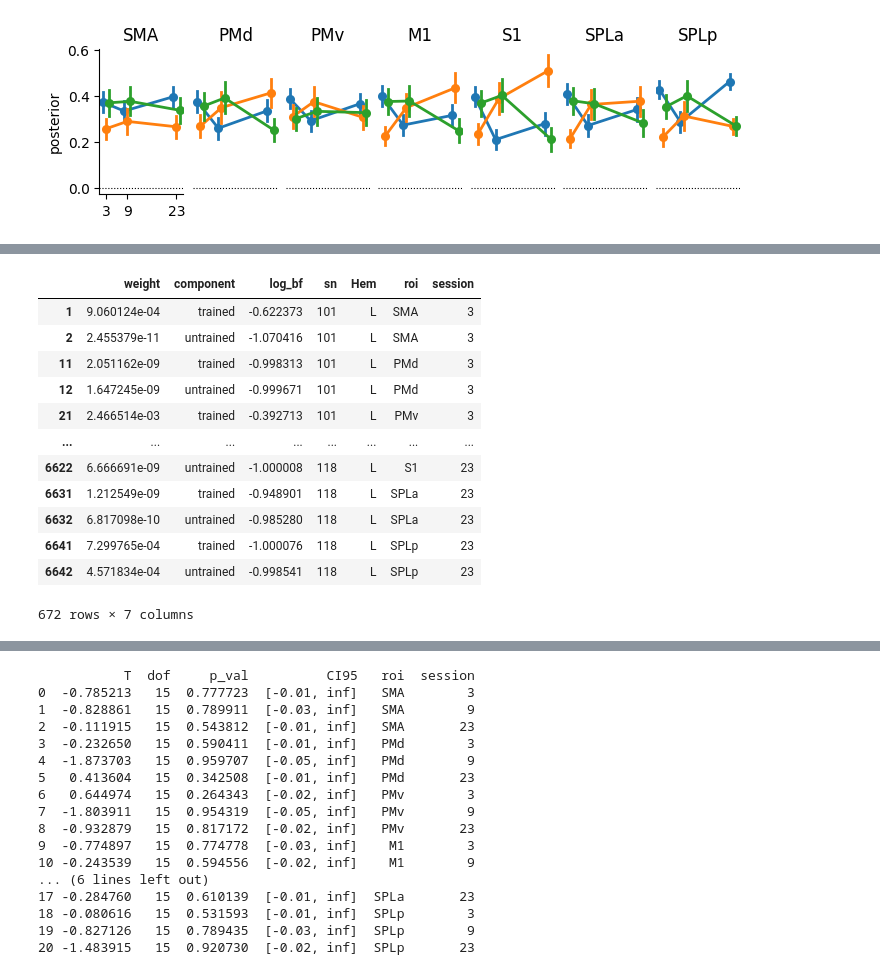
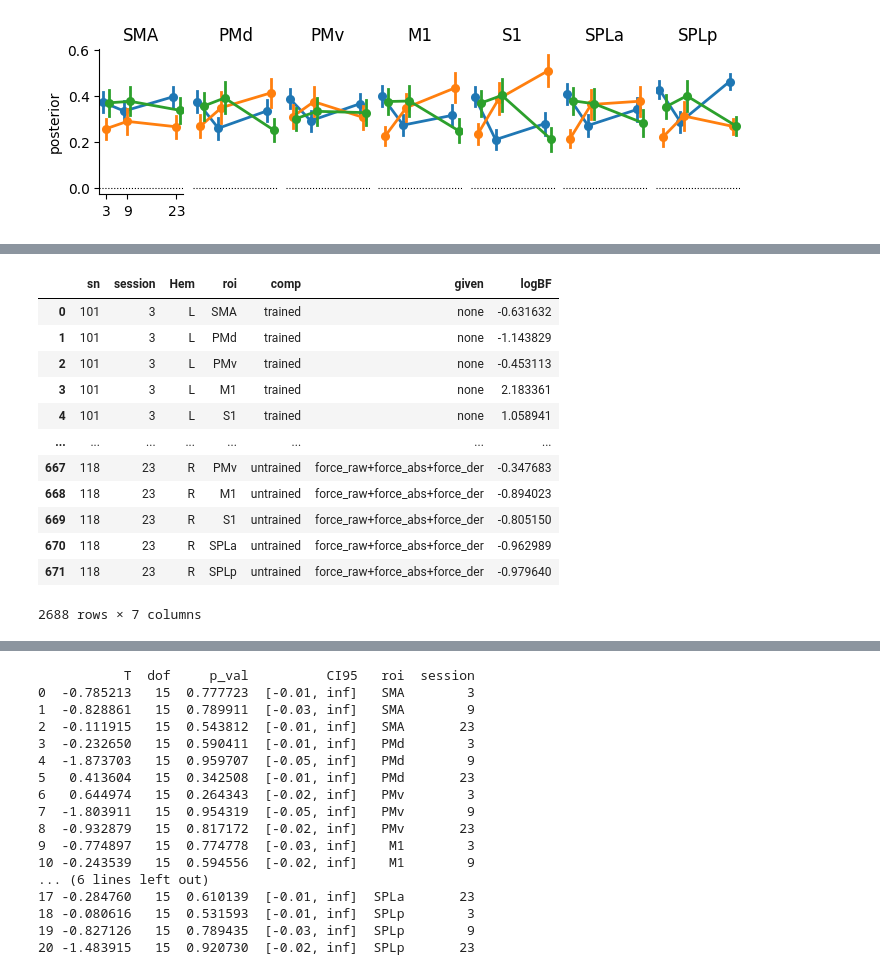
Before and after one commit to mnlmrc/EFC_learningfMRI, a Jupyter notebook: notebooks/component_model.ipynb, the cells around one changed output, grey strips where cells are left out. Drawn from its saved outputs; the diff is of its cells as text; code cells hidden in the pictures.

```diff
--- a/notebooks/component_model.ipynb
+++ b/notebooks/component_model.ipynb
@@ -303,16 +209,46 @@ Index(['null', 'type', 'trained', 'untrained', 'finger', 'pattern', 'MD',
-# %%
-tr_untr
-# %% [output]
-|  | weight | component | log_bf | sn | Hem | roi | session |
-| 1 | 9.060124e-04 | trained | -0.622373 | 101 | L | SMA | 3 |
-| 2 | 2.455379e-11 | untrained | -1.070416 | 101 | L | SMA | 3 |
-| 11 | 2.051162e-09 | trained | -0.998313 | 101 | L | PMd | 3 |
-| 12 | 1.647245e-09 | untrained | -0.999671 | 101 | L | PMd | 3 |
-| 21 | 2.466514e-03 | trained | -0.392713 | 101 | L | PMv | 3 |
-| ... | ... | ... | ... | ... | ... | ... | ... |
-| 6622 | 6.666691e-09 | untrained | -1.000008 | 118 | L | S1 | 23 |
-| 6631 | 1.212549e-09 | trained | -0.948901 | 118 | L | SPLa | 23 |
-| 6632 | 6.817098e-10 | untrained | -0.985280 | 118 | L | SPLa | 23 |
-| 6641 | 7.299765e-04 | trained | -1.000076 | 118 | L | SPLp | 23 |
-| 6642 | 4.571834e-04 | untrained | -0.998541 | 118 | L | SPLp | 23 |
-672 rows × 7 columns
+# %%
+import numpy as np
+import pandas as pd
+from scipy.special import logsumexp
+
+BASE  = 'finger+pattern+MD+group_geometry'
+FORCE = ('force_raw', 'force_abs', 'force_der')
+META  = ('sn', 'session', 'Hem', 'roi')
+
+def component_logbf(df, comp, given=(), base=BASE, meta=META):
+    """Log BF for `comp`, using only the family models that contain every component in `given`.
+
+    Same as ModelFamily.component_bayesfactor(method='AIC'), restricted to that subfamily:
+    log of summed evidence of models with `comp` minus that of models without it.
+    """
+    models = [c for c in df.columns if c not in meta]
+    comps  = {m: set() if m == base else set(m.split('+')) for m in models}
+    models = [m for m in models if set(given) <= comps[m]]
+
+    crit = df[models].to_numpy() - np.array([len(comps[m]) for m in models])   # LL - k
+    has  = np.array([comp in comps[m] for m in models])
+
+    out = df[list(meta)].copy()
+    out['comp'], out['given'] = comp, '+'.join(given) or 'none'
+    out['logBF'] = logsumexp(crit[:, has], axis=1) - logsumexp(crit[:, ~has], axis=1)
+    return out
+
+bf = pd.concat([component_logbf(mf_likelihood, c, given=g)
+                for c in ('trained', 'untrained')
+                for g in ((), FORCE)])
+
+bf
+# %% [output]
+|  | sn | session | Hem | roi | comp | given | logBF |
+| 0 | 101 | 3 | L | SMA | trained | none | -0.631632 |
+| 1 | 101 | 3 | L | PMd | trained | none | -1.143829 |
+| 2 | 101 | 3 | L | PMv | trained | none | -0.453113 |
+| 3 | 101 | 3 | L | M1 | trained | none | 2.183361 |
+| 4 | 101 | 3 | L | S1 | trained | none | 1.058941 |
+| ... | ... | ... | ... | ... | ... | ... | ... |
+| 667 | 118 | 23 | R | PMv | untrained | force_raw+force_abs+force_der | -0.347683 |
+| 668 | 118 | 23 | R | M1 | untrained | force_raw+force_abs+force_der | -0.894023 |
+| 669 | 118 | 23 | R | S1 | untrained | force_raw+force_abs+force_der | -0.805150 |
+| 670 | 118 | 23 | R | SPLa | untrained | force_raw+force_abs+force_der | -0.962989 |
+| 671 | 118 | 23 | R | SPLp | untrained | force_raw+force_abs+force_der | -0.979640 |
+2688 rows × 7 columns
```
Also changed, not shown: parts of 7 cells of this notebook, 8 other files.
